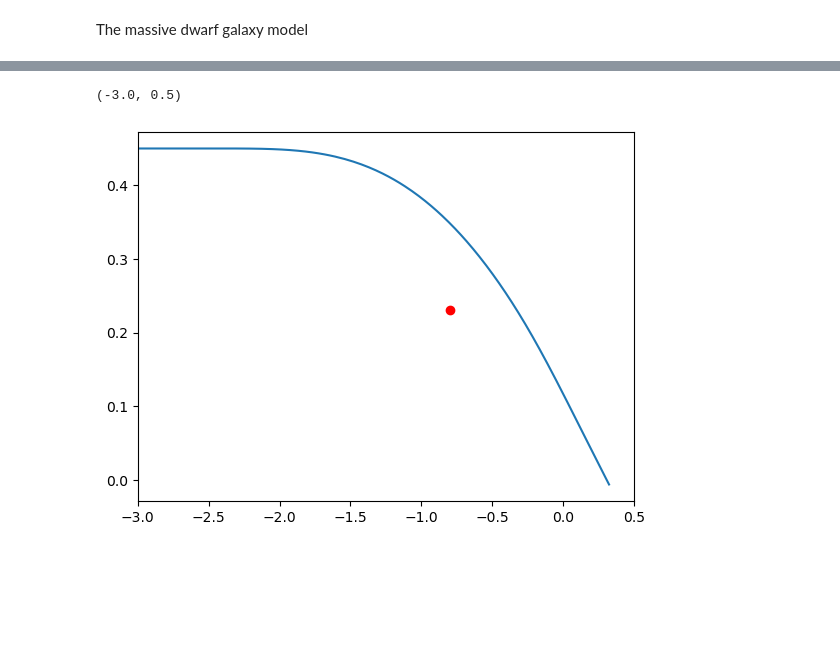
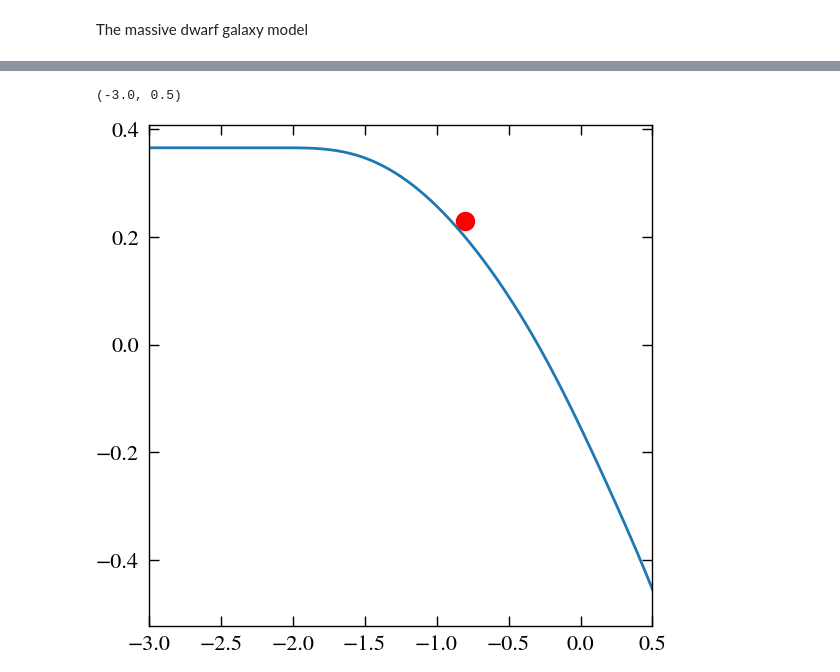
Before and after one commit to lodubay/twoinfall, a Jupyter notebook: src/scripts/spitoni2024.ipynb, the cells around one changed output, grey strips where cells are left out. Drawn from its saved outputs; the diff is of its cells as text; code cells hidden in the pictures; blank space fills up the shorter version.

```diff
--- a/src/scripts/spitoni2024.ipynb
+++ b/src/scripts/spitoni2024.ipynb
@@ -9,6 +10,9 @@ import paths
 # %%
 output_dir = paths.data / 'onezone' / 'Spitoni2024'
 output_dir.mkdir(parents=True, exist_ok=True)
+# %%
+plt.style.use(paths.styles / 'paper.mplstyle')
+plt.rcParams['figure.dpi'] = 200
 # %% [markdown]
 ## Model Parameters
 
@@ -117,7 +124,7 @@ dwarf_hist['[fe/h]'][int(tdisk*100)]
 # %%
-plt.plot(dwarf_hist['[fe/h]'], dwarf_hist['[o/fe]'])
+plt.plot(dwarf_hist['[fe/h]'], np.array(dwarf_hist['[mg/fe]']) + np.array(dwarf_hist['[si/fe]']))
 plt.plot(-0.8, 0.23, 'ro')
 plt.xlim((-3, 0.5))
 # %% [output]
 (-3.0, 0.5)
-[figure, old version]
+[figure, new version]
```
Also changed, not shown: parts of 10 cells of this notebook, 3 other files.
